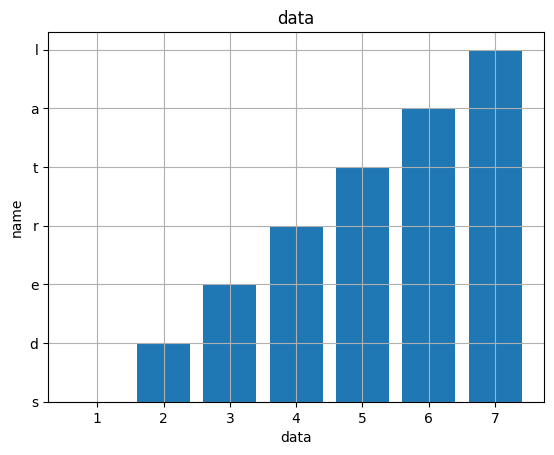
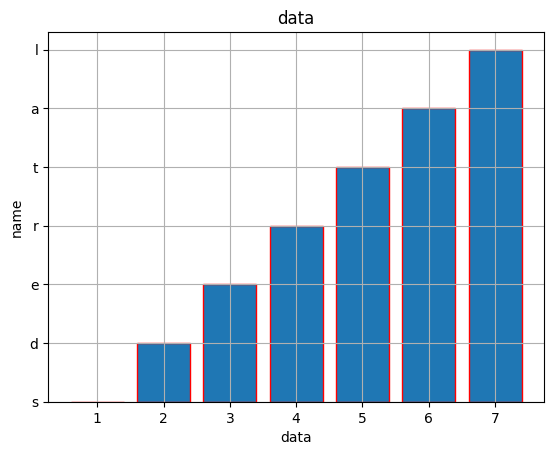
The change to this notebook cell's code, shown as a diff; its figure went from the first image to the second:
--- before
+++ after
@@ -2,5 +2,5 @@
 data=[1,2,3,4,5,6,7]
 name=['s','d','e','r','t','a','l']
-plt.bar(data,name)
+plt.bar(data,name,edgecolor="red")
 plt.xlabel('data')
 plt.ylabel('name')

Commit: Created using Colab